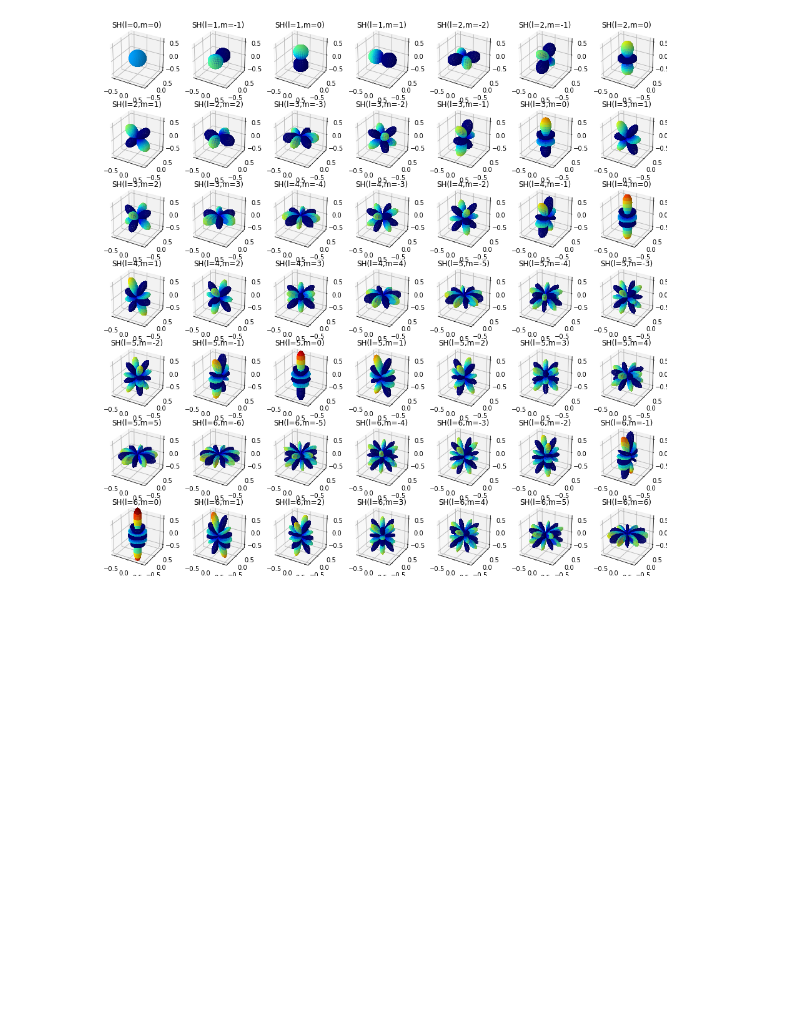
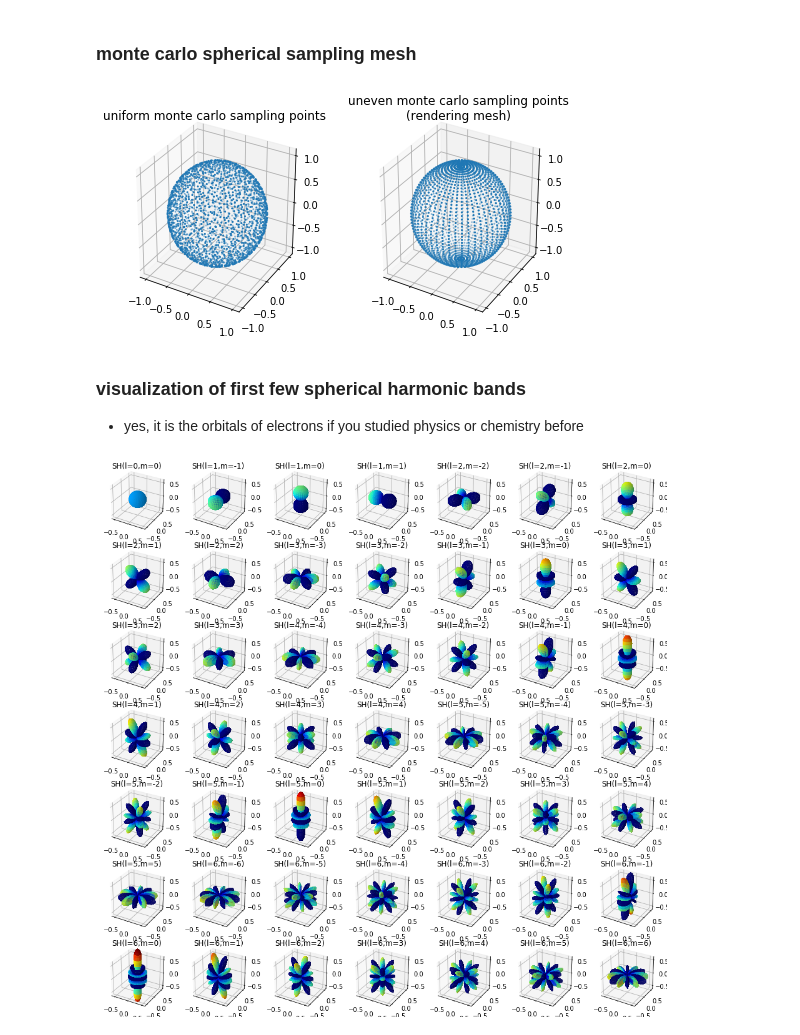
Before and after one commit to mammalwong/ml-study, a Jupyter notebook: study-spherical-harmonic.ipynb, the cells around one changed output. Saved outputs shown, nothing was run; the diff lists cells and outputs as text; code cells hidden in the pictures; blank space fills up the shorter version.

Commit message:
further studies

```diff
--- a/study-spherical-harmonic.ipynb
+++ b/study-spherical-harmonic.ipynb
@@ -60,2 +88,26 @@ SHs_dphi = [sh.diff(phi).simplify() for sh in SHs]
+# %% [markdown]
+### monte carlo spherical sampling mesh
+# %%
+fig = plt.figure(figsize=(8,4))
+THETA, PHI = SAMPLE_MESH
+X = np.sin(THETA) * np.cos(PHI)
+Y = np.sin(THETA) * np.sin(PHI)
+Z = np.cos(THETA)
+ax = fig.add_subplot(1,2,1, projection='3d')
+ax.set_title('uniform monte carlo sampling points')
+ax.scatter3D(X, Y, Z, s=1)
+THETA, PHI = RENDER_MESH
+X = np.sin(THETA) * np.cos(PHI)
+Y = np.sin(THETA) * np.sin(PHI)
+Z = np.cos(THETA)
+ax = fig.add_subplot(1,2,2, projection='3d')
+ax.set_title('uneven monte carlo sampling points\n(rendering mesh)')
+ax.scatter3D(X, Y, Z, s=1)
+plt.show()
+# %% [output]
+[figure, added]
+# %% [markdown]
+### visualization of first few spherical harmonic bands
+- yes, it is the orbitals of electrons if you studied physics or chemistry before
 # %%
 fig = plt.figure(figsize=(16,16))
```
Also changed, not shown: parts of 25 cells of this notebook.
